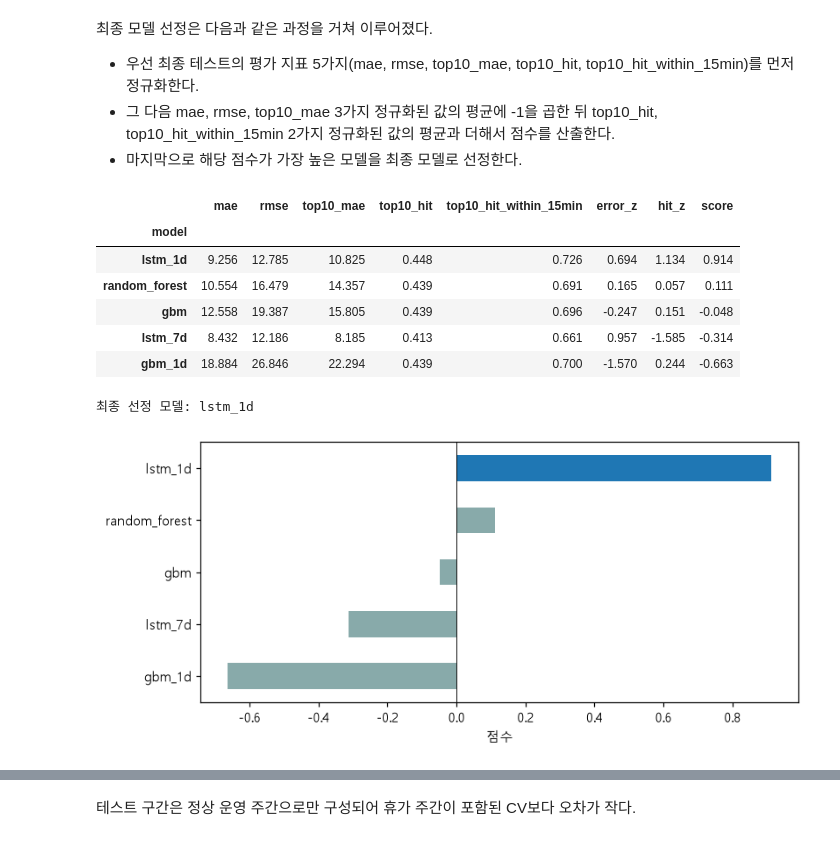
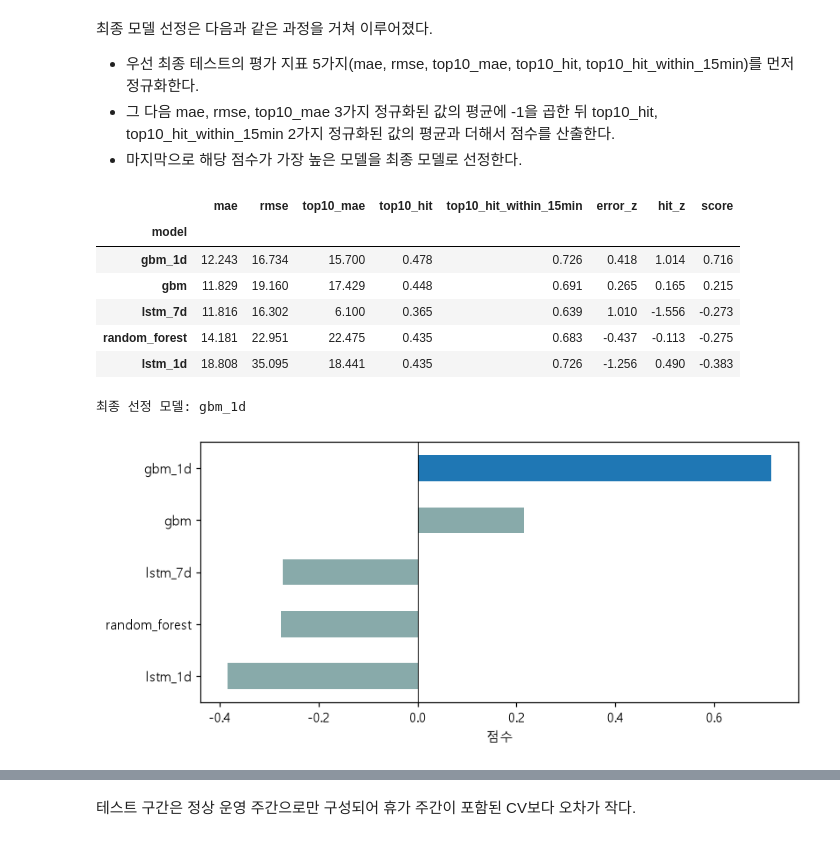
Before and after one commit to Jon-Irenicus/kamp_ai_competition, a Jupyter notebook: notebooks/02_results_analysis.ipynb, the cells around one changed output, grey strips where cells are left out. Saved outputs shown, nothing was run; the diff lists cells and outputs as text; code cells hidden in the pictures.

Commit message:
month feature false

```diff
--- a/notebooks/02_results_analysis.ipynb
+++ b/notebooks/02_results_analysis.ipynb
@@ -125,25 +78,26 @@ plt.show()
 - 마지막으로 해당 점수가 가장 높은 모델을 최종 모델로 선정한다.
 # %%
 lower = ["mae", "rmse", TOPK_MAE_COL]
-higher = [HIT_COL, tol_col]
-sc = selection_score(test.set_index("model"), lower, higher).sort_values("score", ascending=False)
+higher = [HIT_COL, TOL_HIT_COL]
+cv_tbl = cv_mean.set_index("model")
+sc = selection_score(cv_tbl, lower, higher).sort_values("score", ascending=False)
 final_model = sc["score"].idxmax()
-display(test.set_index("model").loc[sc.index, lower + higher].join(sc).round(3))
+display(cv_tbl.loc[sc.index, lower + higher].join(sc).round(3))
 print("최종 선정 모델:", final_model)
 
 s = sc["score"].sort_values()
 ax = s.plot(kind="barh", figsize=(8, 3.5), color=["tab:blue" if m == final_model else "#8aa" for m in s.index])
 ax.axvline(0, color="black", lw=0.6)
 ax.set_xlabel("점수")
 ax.set_ylabel("")
 plt.show()
 # %% [output]
 |  | mae | rmse | top10_mae | top10_hit | top10_hit_within_15min | error_z | hit_z | score |
 | model |  |  |  |  |  |  |  |  |
-| lstm_1d | 9.256 | 12.785 | 10.825 | 0.448 | 0.726 | 0.694 | 1.134 | 0.914 |
-| random_forest | 10.554 | 16.479 | 14.357 | 0.439 | 0.691 | 0.165 | 0.057 | 0.111 |
-| gbm | 12.558 | 19.387 | 15.805 | 0.439 | 0.696 | -0.247 | 0.151 | -0.048 |
-| lstm_7d | 8.432 | 12.186 | 8.185 | 0.413 | 0.661 | 0.957 | -1.585 | -0.314 |
-| gbm_1d | 18.884 | 26.846 | 22.294 | 0.439 | 0.700 | -1.570 | 0.244 | -0.663 |
+| gbm_1d | 12.243 | 16.734 | 15.700 | 0.478 | 0.726 | 0.418 | 1.014 | 0.716 |
+| gbm | 11.829 | 19.160 | 17.429 | 0.448 | 0.691 | 0.265 | 0.165 | 0.215 |
+| lstm_7d | 11.816 | 16.302 | 6.100 | 0.365 | 0.639 | 1.010 | -1.556 | -0.273 |
+| random_forest | 14.181 | 22.951 | 22.475 | 0.435 | 0.683 | -0.437 | -0.113 | -0.275 |
+| lstm_1d | 18.808 | 35.095 | 18.441 | 0.435 | 0.726 | -1.256 | 0.490 | -0.383 |
-최종 선정 모델: lstm_1d
+최종 선정 모델: gbm_1d
-[figure, old version]
+[figure, new version]
```
Also changed, not shown: parts of 14 cells of this notebook, 14 other files.
